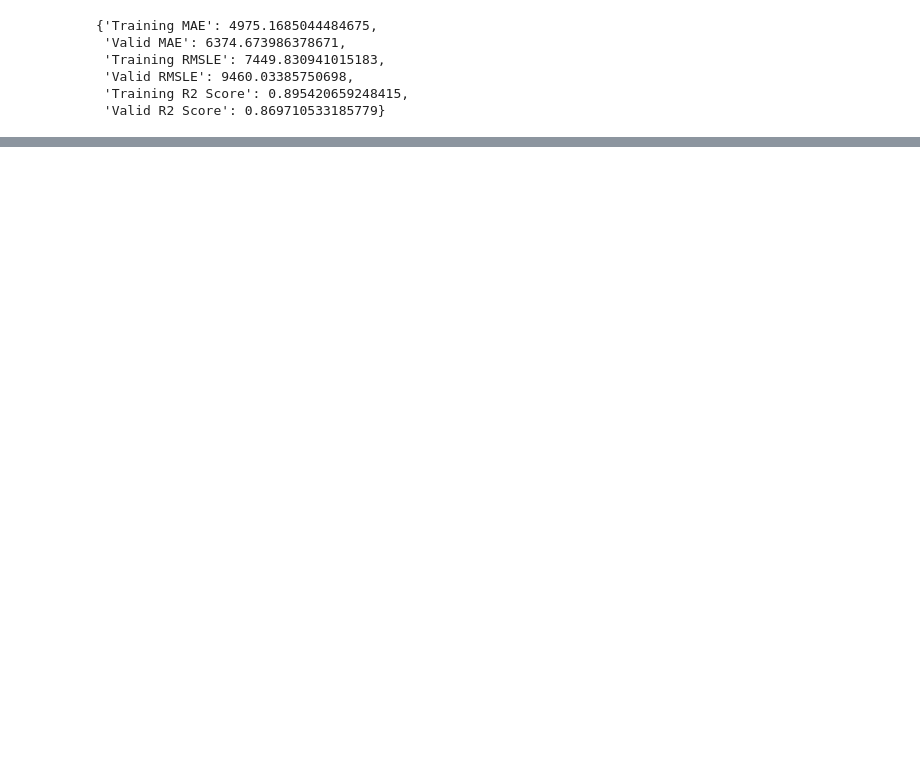
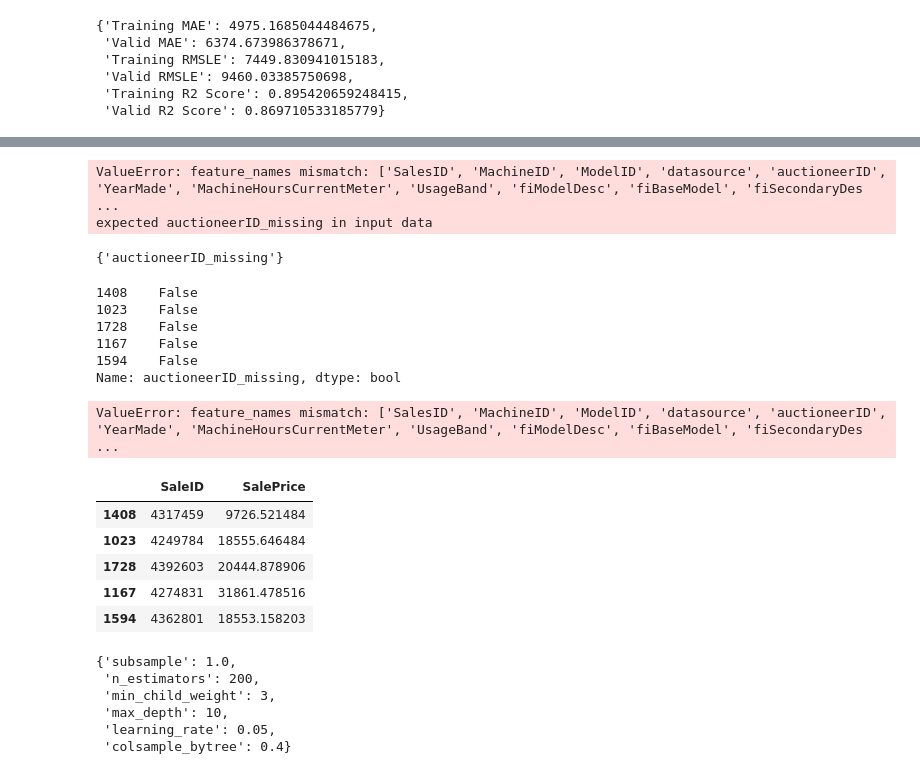
Before and after one commit to msnkr/bulldozer_bluebook, a Jupyter notebook: Untitled1.ipynb, the cells around one changed output, grey strips where cells are left out. Drawn from its saved outputs; the diff is of its cells as text; code cells hidden in the pictures; blank space fills up the shorter version.

```diff
--- a/Untitled1.ipynb
+++ b/Untitled1.ipynb
@@ -219,0 +276,3 @@ rs_bst.best_params_
+# %%
+df = preprocessing(df_test)
+df.isna().sum()
@@ -219,0 +307,23 @@ rs_bst.best_params_
+# %%
+test_preds = rs_bst.predict(df)
+# %% [output]
+ValueError: feature_names mismatch: ['SalesID', 'MachineID', 'ModelID', 'datasource', 'auctioneerID', 'YearMade', 'MachineHoursCurrentMeter', 'UsageBand', 'fiModelDesc', 'fiBaseModel', 'fiSecondaryDes ...
+expected auctioneerID_missing in input data
+# %%
+set(X_train.head()) - set(df.head())
+# %% [output]
+{'auctioneerID_missing'}
+# %%
+df["auctioneerID_missing"] = False
+df.auctioneerID_missing.head()
+# %% [output]
+1408    False
+1023    False
+1728    False
+1167    False
+1594    False
+Name: auctioneerID_missing, dtype: bool
+# %%
+rs_bst.predict(df)
+# %% [output]
+ValueError: feature_names mismatch: ['SalesID', 'MachineID', 'ModelID', 'datasource', 'auctioneerID', 'YearMade', 'MachineHoursCurrentMeter', 'UsageBand', 'fiModelDesc', 'fiBaseModel', 'fiSecondaryDes ...
@@ -219,0 +332,25 @@ rs_bst.best_params_
+# %%
+test_preds = rs_bst.predict(df)
+# %%
+df_preds = pd.DataFrame(data={
+    "SaleID": df.SalesID,
+    "SalePrice": test_preds
+})
+
+df_preds.head()
+# %% [output]
+|  | SaleID | SalePrice |
+| 1408 | 4317459 | 9726.521484 |
+| 1023 | 4249784 | 18555.646484 |
+| 1728 | 4392603 | 20444.878906 |
+| 1167 | 4274831 | 31861.478516 |
+| 1594 | 4362801 | 18553.158203 |
+# %%
+rs_bst.best_params_
+# %% [output]
+{'subsample': 1.0,
+ 'n_estimators': 200,
+ 'min_child_weight': 3,
+ 'max_depth': 10,
+ 'learning_rate': 0.05,
+ 'colsample_bytree': 0.4}
```
Also changed, not shown: parts of 18 cells of this notebook.
